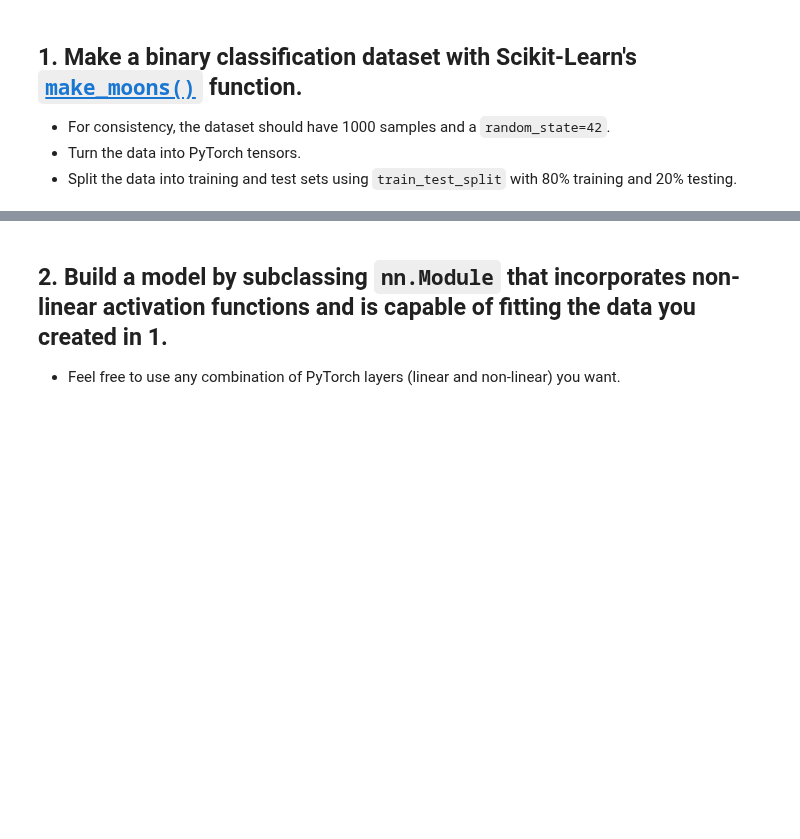
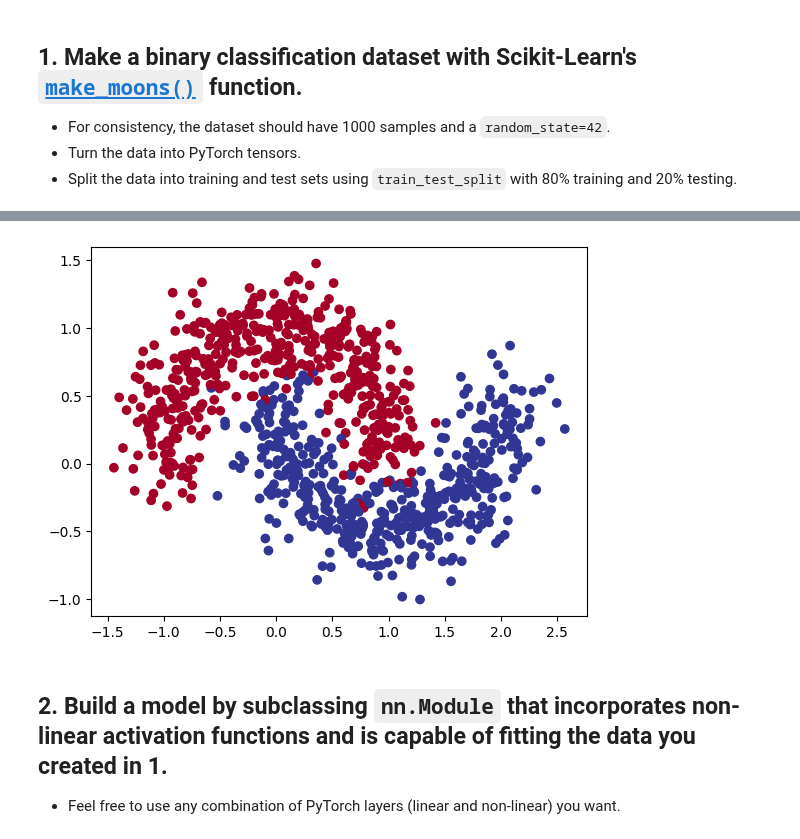
Before and after one commit to Anjasfedo/pytorch, a Jupyter notebook: extras/exercises/02_pytorch_classification_exercises.ipynb, the cells around one changed output, grey strips where cells are left out. Drawn from its saved outputs; the diff is of its cells as text; code cells hidden in the pictures; blank space fills up the shorter version.

```diff
--- a/extras/exercises/02_pytorch_classification_exercises.ipynb
+++ b/extras/exercises/02_pytorch_classification_exercises.ipynb
@@ -31,6 +31,8 @@ RANDOM_SEED = 42
 # %%
 # Create a dataset with Scikit-Learn's make_moons()
 from sklearn.datasets import make_moons
+
+X, y = make_moons(n_samples=1000, noise=0.2, random_state=RANDOM_SEED)
 # %%
 # Turn data into a DataFrame
 import pandas as pd
@@ -37,5 +50,9 @@ import pandas as pd
 # %%
 # Visualize the data on a scatter plot
 import matplotlib.pyplot as plt
+
+plt.scatter(X[:, 0], X[:, 1], c=y, cmap=plt.cm.RdYlBu);
+# %% [output]
+[figure, added]
 # %%
 # Turn data into tensors of dtype float
```
Also changed, not shown: parts of 16 cells of this notebook.
